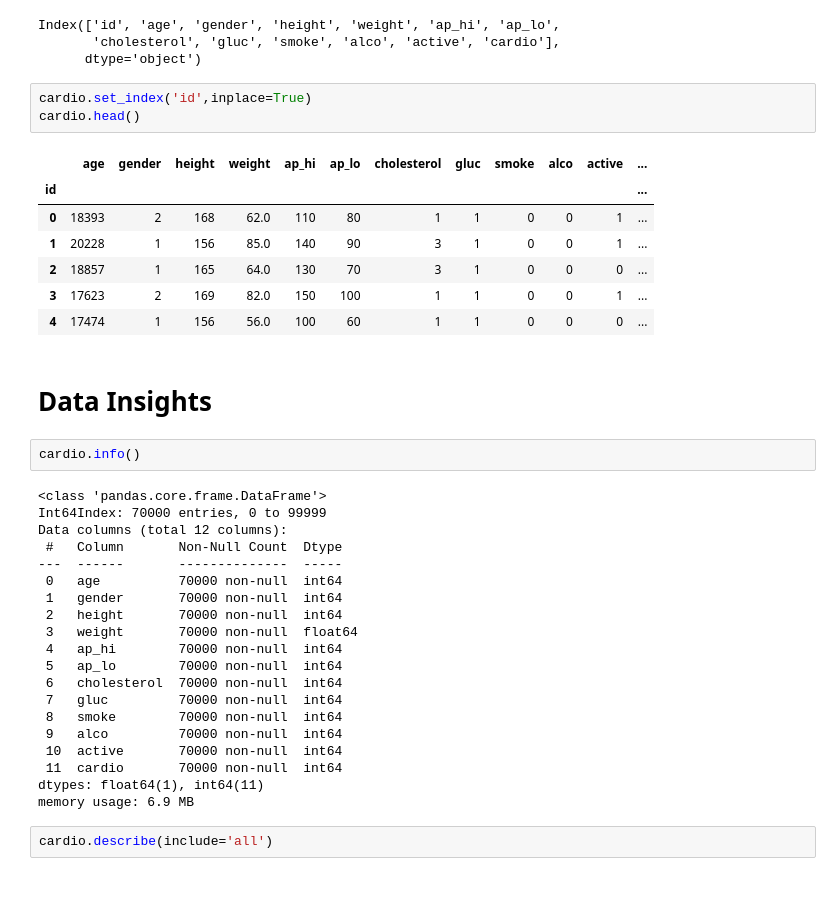
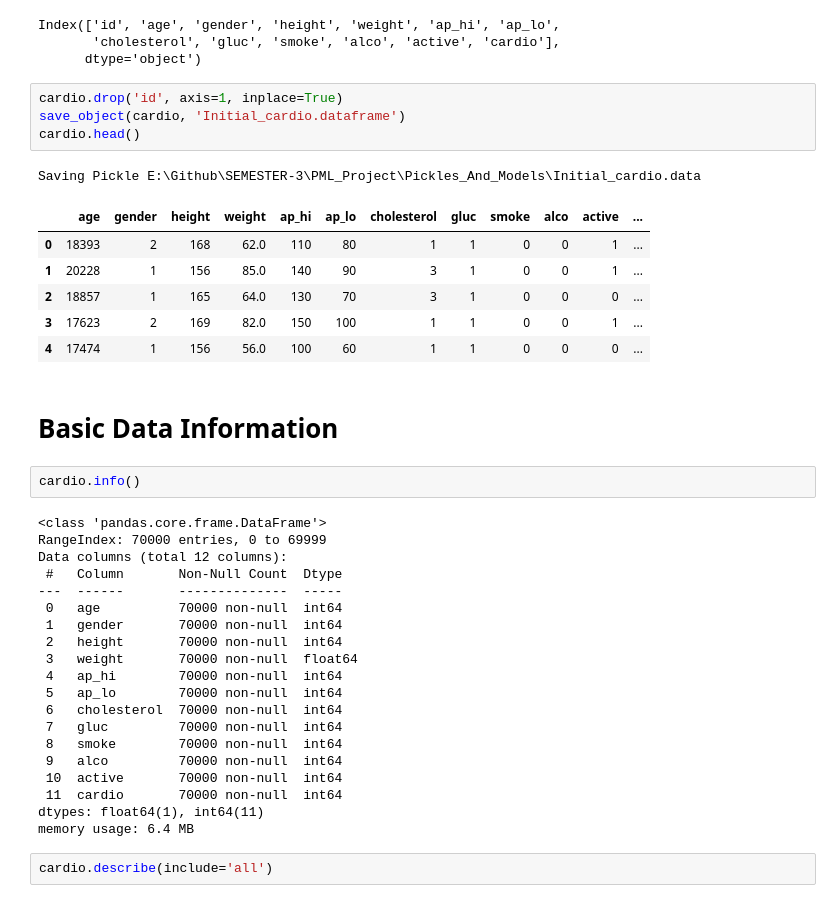
Before and after one commit to OutliersTeam/Cardiovascular-Disease-Prediction, a Jupyter notebook: Notebooks/Cardiovascular_Disease_Prediction.ipynb, the cells around one changed output. Saved outputs shown, nothing was run; the diff lists cells and outputs as text.

Commit message:
[ Project Notebook ]

```diff
--- a/Notebooks/Cardiovascular_Disease_Prediction.ipynb
+++ b/Notebooks/Cardiovascular_Disease_Prediction.ipynb
@@ -96,23 +91,24 @@ Index(['id', 'age', 'gender', 'height', 'weight', 'ap_hi', 'ap_lo',
        'cholesterol', 'gluc', 'smoke', 'alco', 'active', 'cardio'],
       dtype='object')
 # %%
-cardio.set_index('id',inplace=True)
+cardio.drop('id', axis=1, inplace=True)
+save_object(cardio, 'Initial_cardio.dataframe')
 cardio.head()
 # %% [output]
+Saving Pickle E:\Github\SEMESTER-3\PML_Project\Pickles_And_Models\Initial_cardio.data
 |  | age | gender | height | weight | ap_hi | ap_lo | cholesterol | gluc | smoke | alco | active | ... |
-| id |  |  |  |  |  |  |  |  |  |  |  | ... |
 | 0 | 18393 | 2 | 168 | 62.0 | 110 | 80 | 1 | 1 | 0 | 0 | 1 | ... |
 | 1 | 20228 | 1 | 156 | 85.0 | 140 | 90 | 3 | 1 | 0 | 0 | 1 | ... |
 | 2 | 18857 | 1 | 165 | 64.0 | 130 | 70 | 3 | 1 | 0 | 0 | 0 | ... |
 | 3 | 17623 | 2 | 169 | 82.0 | 150 | 100 | 1 | 1 | 0 | 0 | 1 | ... |
 | 4 | 17474 | 1 | 156 | 56.0 | 100 | 60 | 1 | 1 | 0 | 0 | 0 | ... |
 # %% [markdown]
-# Data Insights
+# Basic Data Information
 # %%
 cardio.info()
 # %% [output]
 <class 'pandas.core.frame.DataFrame'>
-Int64Index: 70000 entries, 0 to 99999
+RangeIndex: 70000 entries, 0 to 69999
 Data columns (total 12 columns):
  #   Column       Non-Null Count  Dtype
 ---  ------       --------------  -----
@@ -129,7 +125,7 @@ Data columns (total 12 columns):
  10  active       70000 non-null  int64
  11  cardio       70000 non-null  int64
 dtypes: float64(1), int64(11)
-memory usage: 6.9 MB
+memory usage: 6.4 MB
 # %%
 cardio.describe(include='all')
 # %% [output]
```
Also changed, not shown: parts of 96 cells of this notebook, 15 other files.
